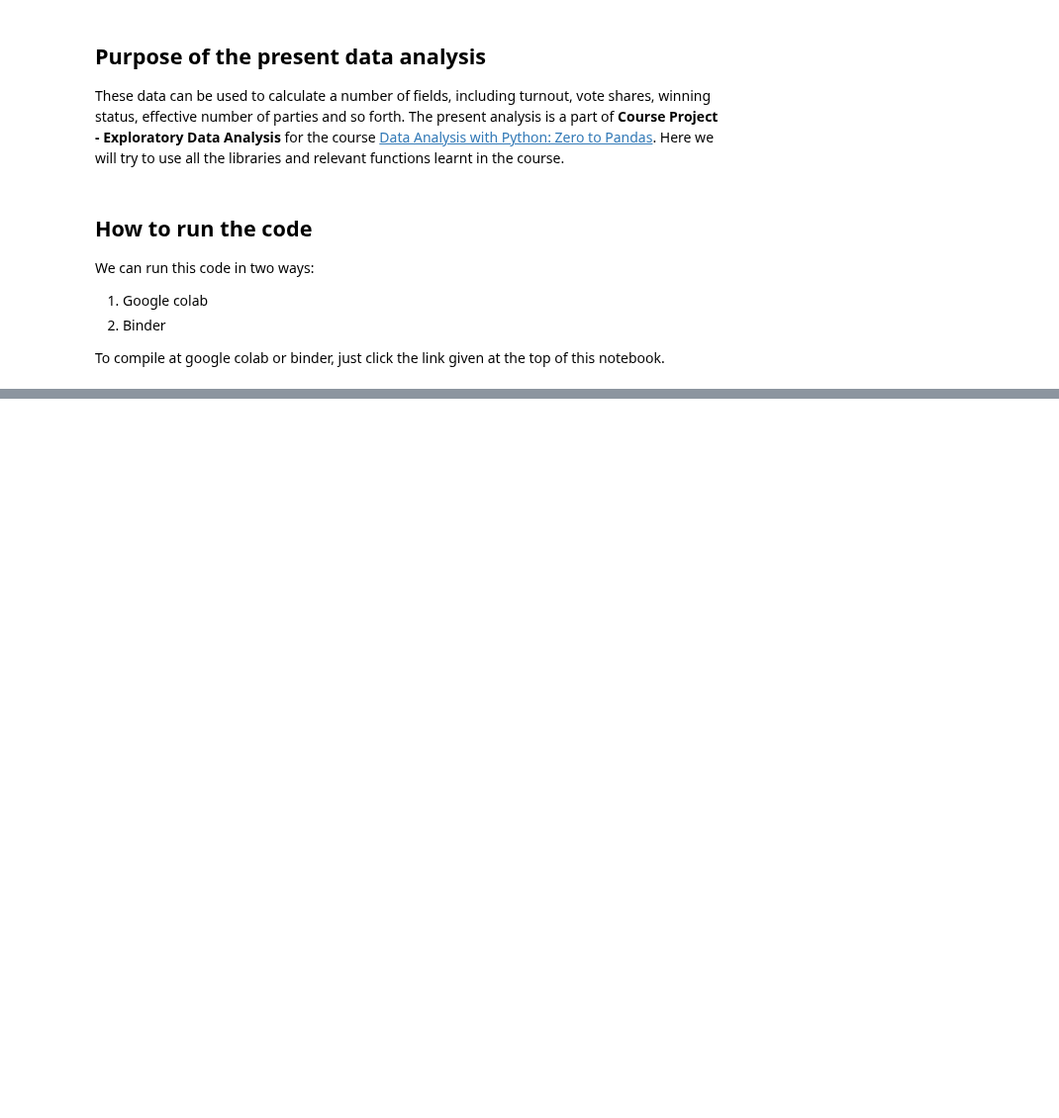
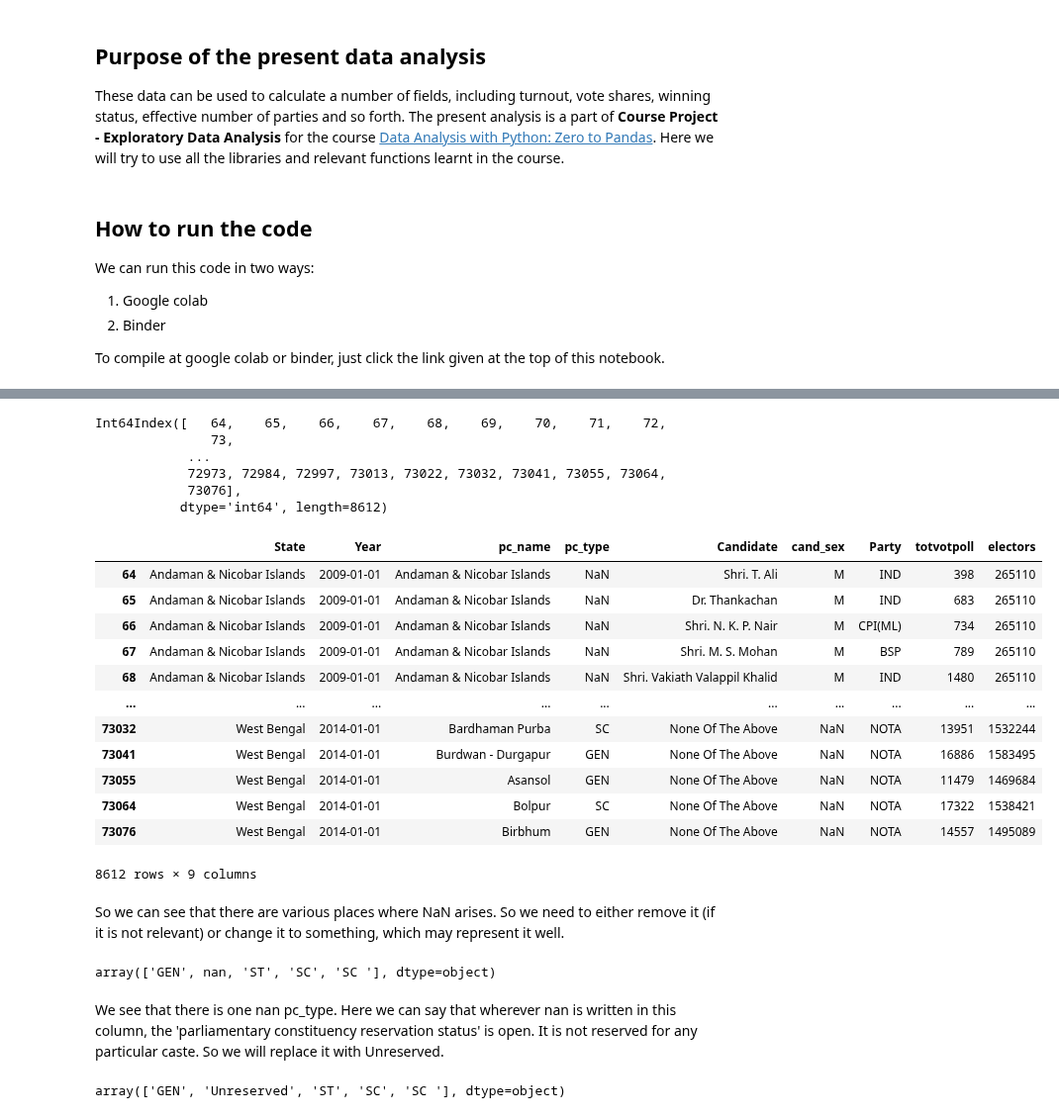
Before and after one commit to arunp77/Python-programming, a Jupyter notebook: Python-fundamental/zerotopandas_course_project.ipynb, the cells around one changed output, grey strips where cells are left out. Shown at 99% size. Drawn from its saved outputs; the diff is of its cells as text; code cells hidden in the pictures; blank space fills up the shorter version.

```diff
--- a/Python-fundamental/zerotopandas_course_project.ipynb
+++ b/Python-fundamental/zerotopandas_course_project.ipynb
@@ -69,0 +268,9 @@ To compile at google colab or binder, just click the link given at the top of th
+# %%
+# We have seen that there are many columns and we many not necessarily need all columns
+national_dfcopy = national_df[['st_name', 'year',
+      # 'pc_no',
+      'pc_name', 'pc_type', 'cand_name',
+       'cand_sex',
+       # 'partyname',
+       'partyabbre', 'totvotpoll', 'electors'
+    ]].copy()
@@ -69,0 +321,39 @@ To compile at google colab or binder, just click the link given at the top of th
+# %%
+# to find the index of NAN in the dataframe
+nan_national_dfcopy_indices = national_dfcopy[national_dfcopy.isna().any(axis=1)].index
+nan_national_dfcopy_indices
+# %% [output]
+Int64Index([   64,    65,    66,    67,    68,    69,    70,    71,    72,
+               73,
+            ...
+            72973, 72984, 72997, 73013, 73022, 73032, 73041, 73055, 73064,
+            73076],
+           dtype='int64', length=8612)
+# %%
+# to find the index of NAN in the dataframe
+# loc_president_indices =
+national_dfcopy.loc[national_dfcopy.isna().any(axis=1)]
+#print(loc_president_indices)
+# %% [output]
+|  | State | Year | pc_name | pc_type | Candidate | cand_sex | Party | totvotpoll | electors |
+| 64 | Andaman & Nicobar Islands | 2009-01-01 | Andaman & Nicobar Islands | NaN | Shri. T. Ali | M | IND | 398 | 265110 |
+| 65 | Andaman & Nicobar Islands | 2009-01-01 | Andaman & Nicobar Islands | NaN | Dr. Thankachan | M | IND | 683 | 265110 |
+| 66 | Andaman & Nicobar Islands | 2009-01-01 | Andaman & Nicobar Islands | NaN | Shri. N. K. P. Nair | M | CPI(ML) | 734 | 265110 |
+| 67 | Andaman & Nicobar Islands | 2009-01-01 | Andaman & Nicobar Islands | NaN | Shri. M. S. Mohan | M | BSP | 789 | 265110 |
+| 68 | Andaman & Nicobar Islands | 2009-01-01 | Andaman & Nicobar Islands | NaN | Shri. Vakiath Valappil Khalid | M | IND | 1480 | 265110 |
+| ... | ... | ... | ... | ... | ... | ... | ... | ... | ... |
+| 73032 | West Bengal | 2014-01-01 | Bardhaman Purba | SC | None Of The Above | NaN | NOTA | 13951 | 1532244 |
+| 73041 | West Bengal | 2014-01-01 | Burdwan - Durgapur | GEN | None Of The Above | NaN | NOTA | 16886 | 1583495 |
+| 73055 | West Bengal | 2014-01-01 | Asansol | GEN | None Of The Above | NaN | NOTA | 11479 | 1469684 |
+| 73064 | West Bengal | 2014-01-01 | Bolpur | SC | None Of The Above | NaN | NOTA | 17322 | 1538421 |
+| 73076 | West Bengal | 2014-01-01 | Birbhum | GEN | None Of The Above | NaN | NOTA | 14557 | 1495089 |
+8612 rows × 9 columns
+# %% [markdown]
+So we can see that there are various places where NaN arises. So we need to either remove it (if it is not relevant) or change it to something, which may represent it well.
+# %%
+# unique 'pc_type' are
+national_dfcopy['pc_type'].unique()
+# %% [output]
+array(['GEN', nan, 'ST', 'SC', 'SC '], dtype=object)
+# %% [markdown]
+We see that there is one nan pc_type. Here we can say that wherever nan is written in this column, the 'parliamentary constituency reservation status' is open. It is not reserved for any particular caste. So we will replace it with Unreserved.
@@ -69,0 +362,4 @@ To compile at google colab or binder, just click the link given at the top of th
+# %%
+national_dfcopy['pc_type'].unique()
+# %% [output]
+array(['GEN', 'Unreserved', 'ST', 'SC', 'SC '], dtype=object)
```
Also changed, not shown: parts of 81 cells of this notebook, 2 other files.
